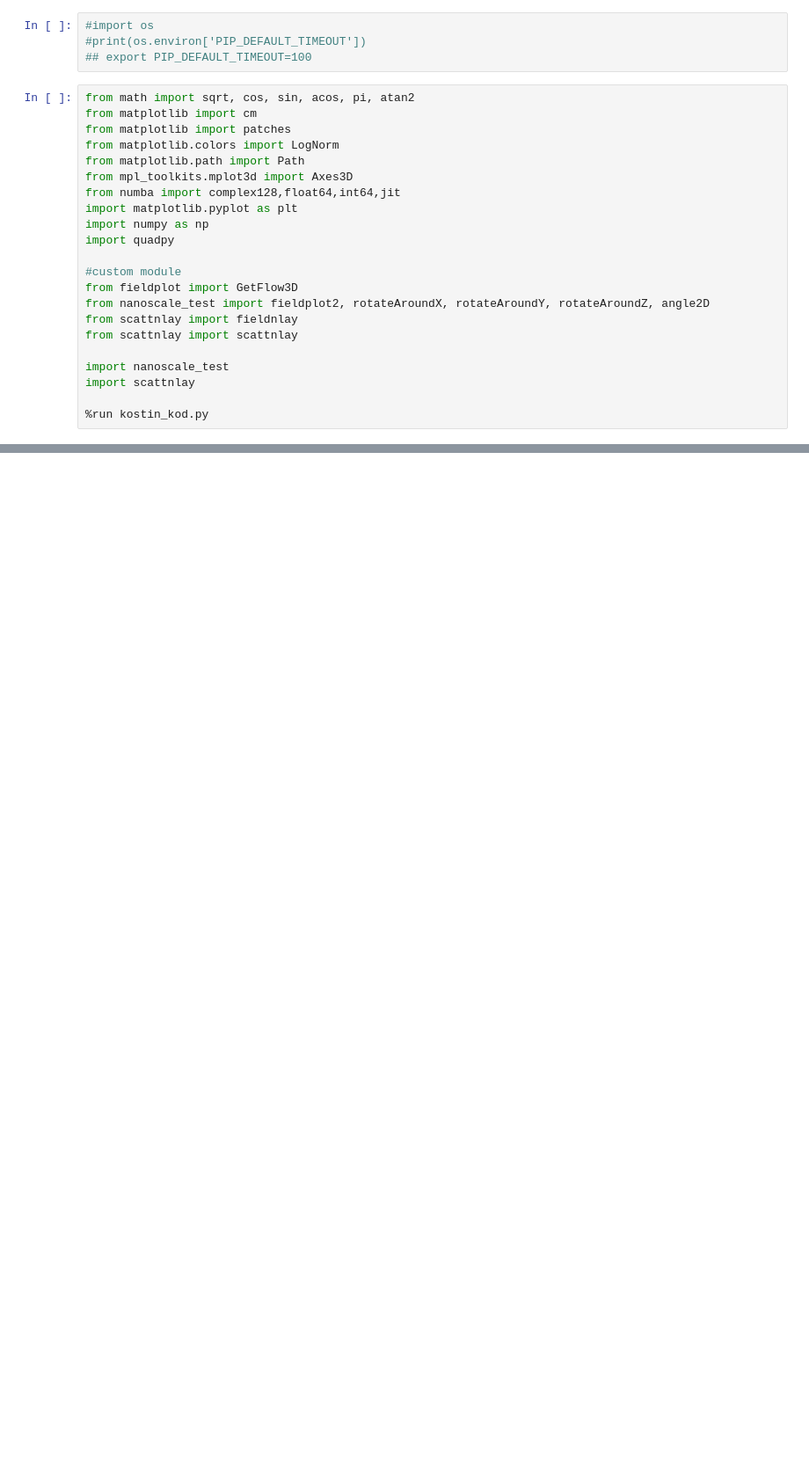
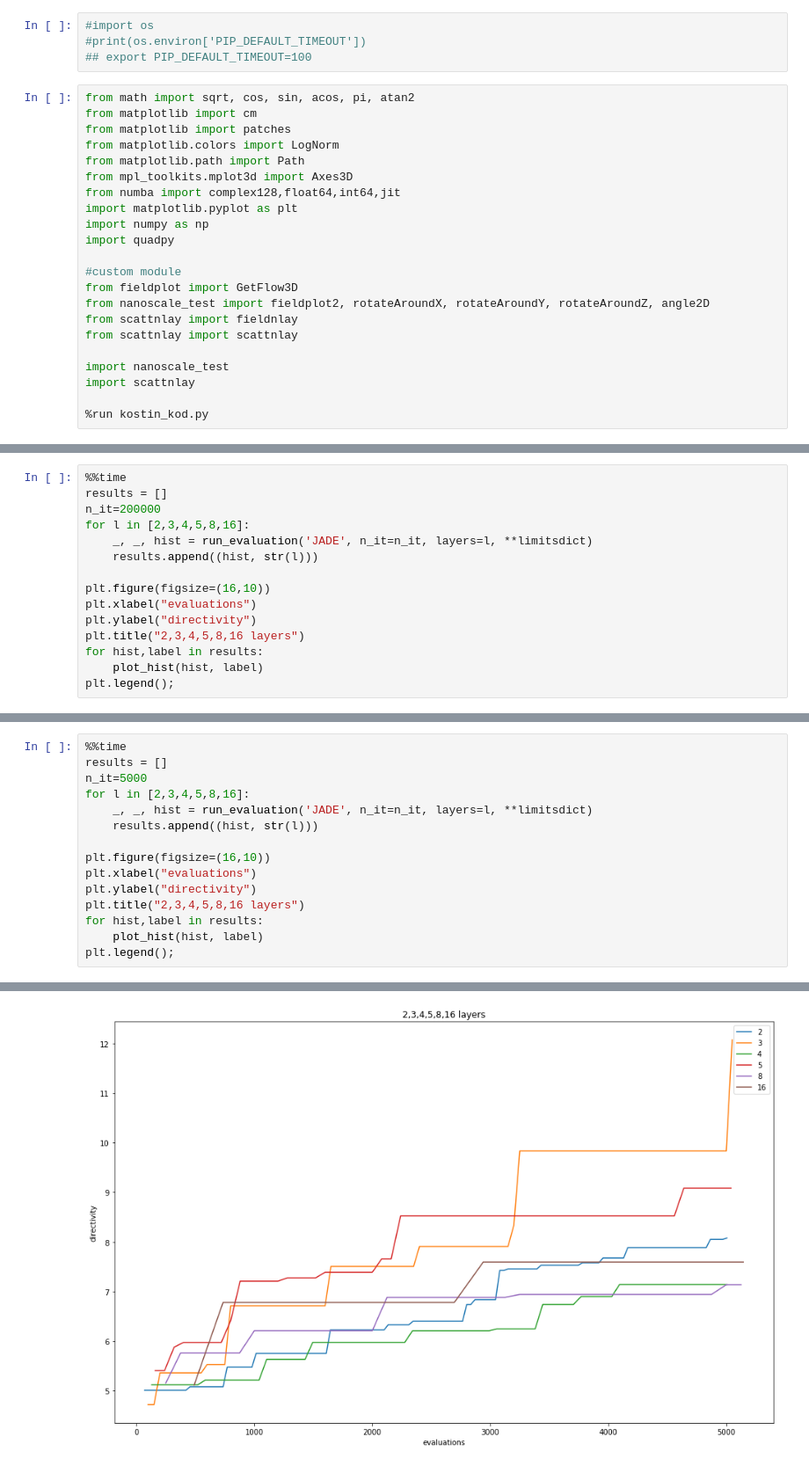
Before and after one commit to BioRyajenka/scattnlay, a Jupyter notebook: examples/Untitled3.ipynb, the cells around one changed output, grey strips where cells are left out. Shown at 88% size. Drawn from its saved outputs; the diff is of its cells as text; blank space fills up the shorter version.

```diff
--- a/examples/Untitled3.ipynb
+++ b/examples/Untitled3.ipynb
@@ -102,0 +199,15 @@ def
+# %%
+%%time
+results = []
+n_it=200000
+for l in [2,3,4,5,8,16]:
+    _, _, hist = run_evaluation('JADE', n_it=n_it, layers=l, **limitsdict)
+    results.append((hist, str(l)))
+
+plt.figure(figsize=(16,10))
+plt.xlabel("evaluations")
+plt.ylabel("directivity")
+plt.title("2,3,4,5,8,16 layers")
+for hist,label in results:
+    plot_hist(hist, label)
+plt.legend();
@@ -102,0 +224,16 @@ def
+# %%
+%%time
+results = []
+n_it=5000
+for l in [2,3,4,5,8,16]:
+    _, _, hist = run_evaluation('JADE', n_it=n_it, layers=l, **limitsdict)
+    results.append((hist, str(l)))
+
+plt.figure(figsize=(16,10))
+plt.xlabel("evaluations")
+plt.ylabel("directivity")
+plt.title("2,3,4,5,8,16 layers")
+for hist,label in results:
+    plot_hist(hist, label)
+plt.legend();
+# %% [output]
@@ -102,0 +257 @@ def
+[figure, added]
```
Also changed, not shown: parts of 21 cells of this notebook.
